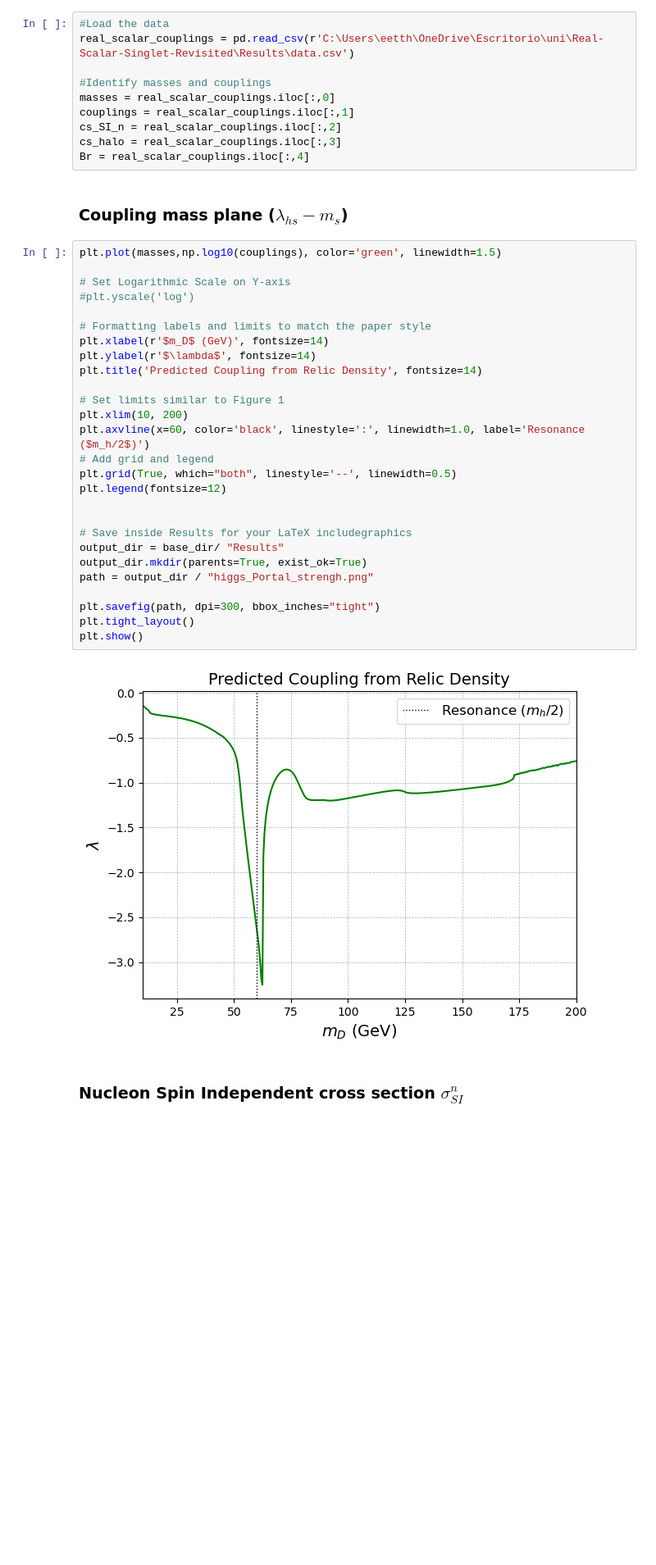
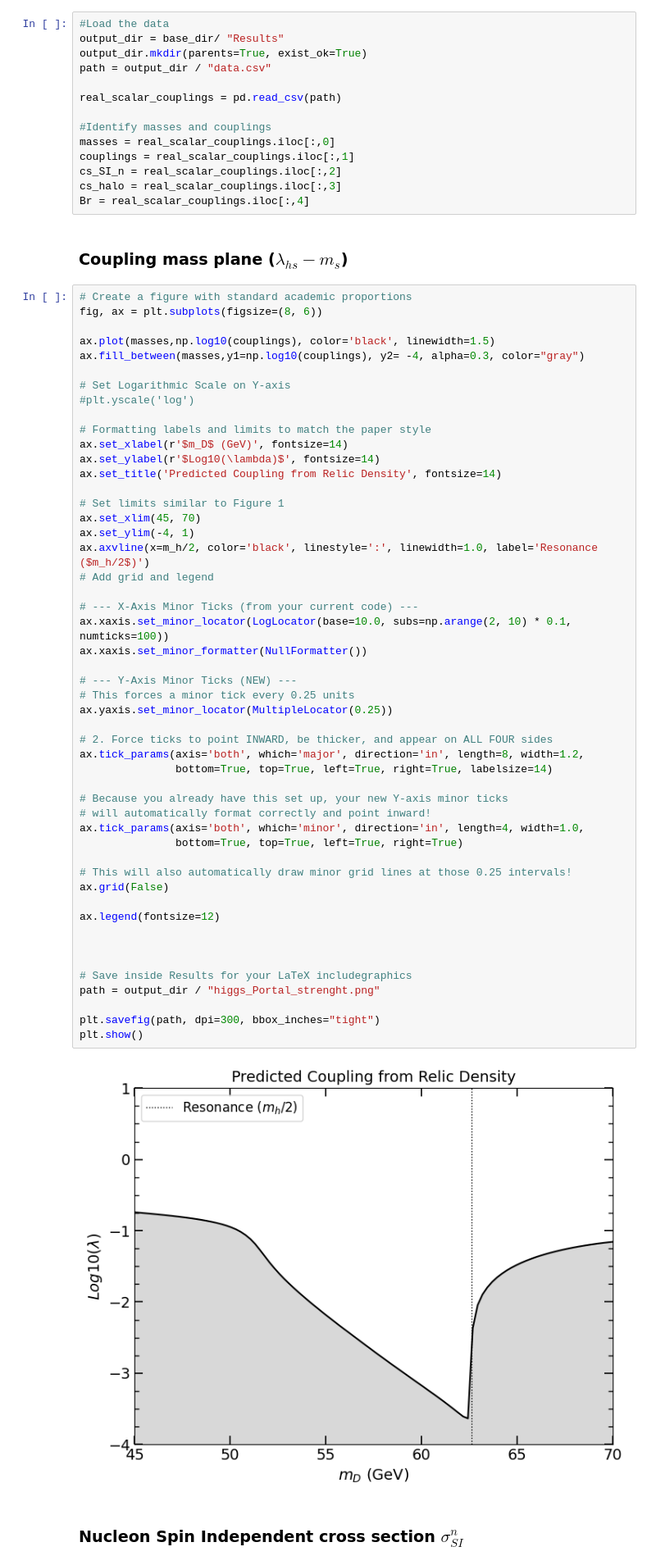
Before and after one commit to Astoobi/Real-Scalar-Singlet-Revisited, a Jupyter notebook: Scripts/Final_RSS.ipynb, the cells around one changed output. Shown at 82% size. Saved outputs shown, nothing was run; the diff lists cells and outputs as text; blank space fills up the shorter version.

```diff
--- a/Scripts/Final_RSS.ipynb
+++ b/Scripts/Final_RSS.ipynb
@@ -626,7 +768,11 @@ df.to_csv(output_file, index=False)
 ## Plots
 # %%
 #Load the data
-real_scalar_couplings = pd.read_csv(r'C:\Users\eetth\OneDrive\Escritorio\uni\Real-Scalar-Singlet-Revisited\Results\data.csv')
+output_dir = base_dir/ "Results"
+output_dir.mkdir(parents=True, exist_ok=True)
+path = output_dir / "data.csv"
+
+real_scalar_couplings = pd.read_csv(path)
 
 #Identify masses and couplings
 masses = real_scalar_couplings.iloc[:,0]
@@ -637,34 +783,57 @@ Br = real_scalar_couplings.iloc[:,4]
 # %% [markdown]
 ### Coupling mass plane ($\lambda_{hs}-m_s$)
 # %%
-plt.plot(masses,np.log10(couplings), color='green', linewidth=1.5)
+# Create a figure with standard academic proportions
+fig, ax = plt.subplots(figsize=(8, 6))
+
+ax.plot(masses,np.log10(couplings), color='black', linewidth=1.5)
+ax.fill_between(masses,y1=np.log10(couplings), y2= -4, alpha=0.3, color="gray")
 
 # Set Logarithmic Scale on Y-axis
 #plt.yscale('log')
 
 # Formatting labels and limits to match the paper style
-plt.xlabel(r'$m_D$ (GeV)', fontsize=14)
-plt.ylabel(r'$\lambda$', fontsize=14)
-plt.title('Predicted Coupling from Relic Density', fontsize=14)
+ax.set_xlabel(r'$m_D$ (GeV)', fontsize=14)
+ax.set_ylabel(r'$Log10(\lambda)$', fontsize=14)
+ax.set_title('Predicted Coupling from Relic Density', fontsize=14)
 
 # Set limits similar to Figure 1
-plt.xlim(10, 200)
-plt.axvline(x=60, color='black', linestyle=':', linewidth=1.0, label='Resonance ($m_h/2$)')
+ax.set_xlim(45, 70)
+ax.set_ylim(-4, 1)
+ax.axvline(x=m_h/2, color='black', linestyle=':', linewidth=1.0, label='Resonance ($m_h/2$)')
 # Add grid and legend
-plt.grid(True, which="both", linestyle='--', linewidth=0.5)
-plt.legend(fontsize=12)
+
+# --- X-Axis Minor Ticks (from your current code) ---
+ax.xaxis.set_minor_locator(LogLocator(base=10.0, subs=np.arange(2, 10) * 0.1, numticks=100))
+ax.xaxis.set_minor_formatter(NullFormatter())
+
+# --- Y-Axis Minor Ticks (NEW) ---
+# This forces a minor tick every 0.25 units
+ax.yaxis.set_minor_locator(MultipleLocator(0.25))
+
+# 2. Force ticks to point INWARD, be thicker, and appear on ALL FOUR sides
+ax.tick_params(axis='both', which='major', direction='in', length=8, width=1.2,
+               bottom=True, top=True, left=True, right=True, labelsize=14)
+
+# Because you already have this set up, your new Y-axis minor ticks
+# will automatically format correctly and point inward!
+ax.tick_params(axis='both', which='minor', direction='in', length=4, width=1.0,
+               bottom=True, top=True, left=True, right=True)
+
+# This will also automatically draw minor grid lines at those 0.25 intervals!
+ax.grid(False)
+
+ax.legend(fontsize=12)
+
 
 
 # Save inside Results for your LaTeX includegraphics
-output_dir = base_dir/ "Results"
-output_dir.mkdir(parents=True, exist_ok=True)
-path = output_dir / "higgs_Portal_strengh.png"
+path = output_dir / "higgs_Portal_strenght.png"
 
 plt.savefig(path, dpi=300, bbox_inches="tight")
-plt.tight_layout()
 plt.show()
 # %% [output]
-[figure, old version]
+[figure, new version]
 # %% [markdown]
 ### Nucleon Spin Independent cross section $\sigma_{SI}^n$
 # %%
```
Also changed, not shown: parts of 18 cells of this notebook, 15 other files.
